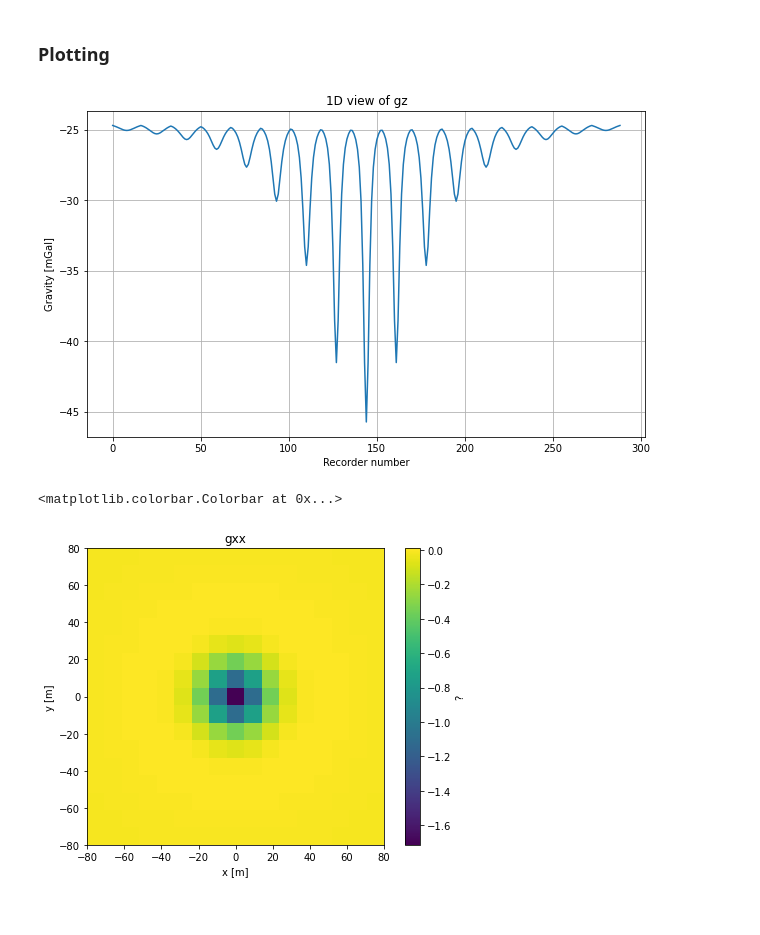
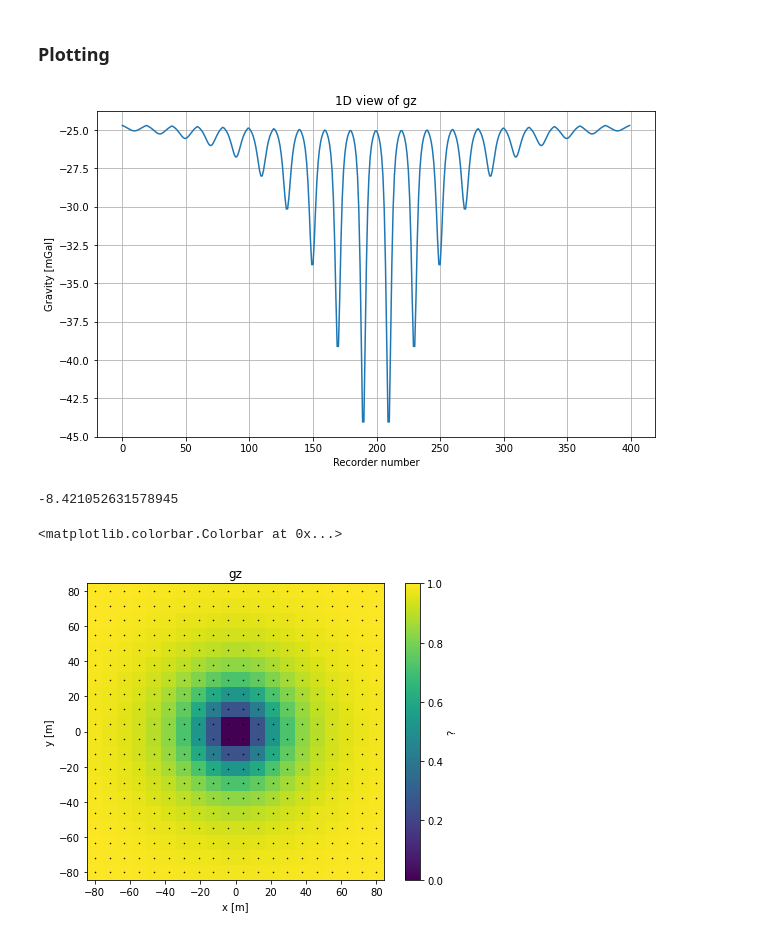
Before and after one commit to h-hollmann/gravity_forward, a Jupyter notebook: Gravity_Forward_3D_Rec2D.ipynb, the cells around one changed output. Saved outputs shown, nothing was run; the diff lists cells and outputs as text; code cells hidden in the pictures.

Commit message:
Added gravimetry plot

```diff
--- a/Gravity_Forward_3D_Rec2D.ipynb
+++ b/Gravity_Forward_3D_Rec2D.ipynb
@@ -14,7 +14,7 @@ from scipy.constants import G
 
 Original model was created using the <code>SimPEG - discretize</code> toolbox.
 # %%
-model1d=np.load(file='sensitivity/Model_1d.npy')
+model1d=np.load(file='Test_data.npy')
 
 # Simple density change of loaded model (background density=10)
 model1d[model1d > 10] = 2000
@@ -245,8 +245,8 @@ def calculate_gradiometry(model, x_final, y_final, z_final, recvec):
 ### Define recording locations as recvec ###
 # %%
 # Define coordinates in x and y direction
-x_rec_slice = np.linspace(-80.0, 80.0, 17)
-y_rec_slice = np.linspace(-80.0, 80.0, 17)
+x_rec_slice = np.linspace(-80.0, 80.0, 20)
+y_rec_slice = np.linspace(-80.0, 80.0, 20)
 
 # Combine to get all combinations
 tmp=cartesian((x_rec_slice,y_rec_slice))
@@ -286,22 +286,30 @@ plt.ylabel('Gravity [mGal]')
 plt.grid()
 plt.show()
 # %% [output]
-[figure, old version]
+[figure, new version]
+# %%
+x_rec_slice[0]-x_rec_slice[1]
+# %% [output]
+-8.421052631578945
 # %%
 lxr=len(x_rec_slice)
 lyr=len(y_rec_slice)
 
+
+limx=max(x_rec_slice)+(x_rec_slice[1]-x_rec_slice[0])*0.5
+limy=max(y_rec_slice)+(y_rec_slice[1]-y_rec_slice[0])*0.5
+
 plt.figure(figsize=(17, 12))
 plt.subplot(2, 2, 1)
-plt.imshow(np.reshape(gzz_rec,[lxr,lyr]),extent=[-80,80,-80,80])
-# plt.scatter(rec_coords[:,0],rec_coords[:,1],s=0.3,color='k')
-plt.title('gxx')
+plt.imshow(np.reshape(gz_rec,[lxr,lyr]),extent=[-limx,limx,-limy,limy])
+plt.scatter(rec_coords[:,0],rec_coords[:,1],s=0.3,color='k')
+plt.title('gz')
 plt.xlabel('x [m]')
 plt.ylabel('y [m]')
 plt.colorbar(label="?")
 # %% [output]
 <matplotlib.colorbar.Colorbar at 0x...>
-[figure, old version]
+[figure, new version]
 # %%
 lxr=len(x_rec_slice)
 lyr=len(y_rec_slice)
```
Also changed, not shown: parts of 1 cell of this notebook, 1 other file.
